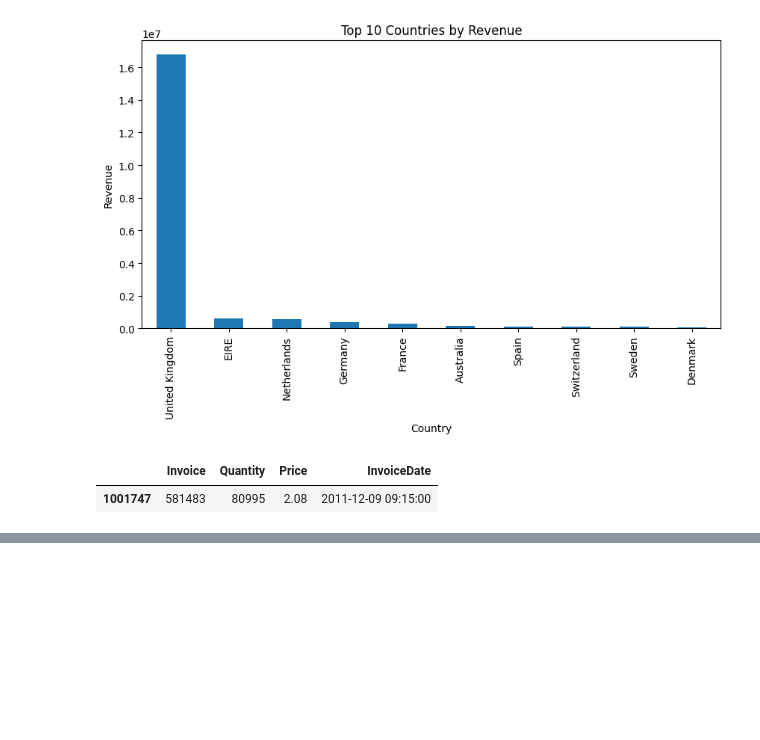
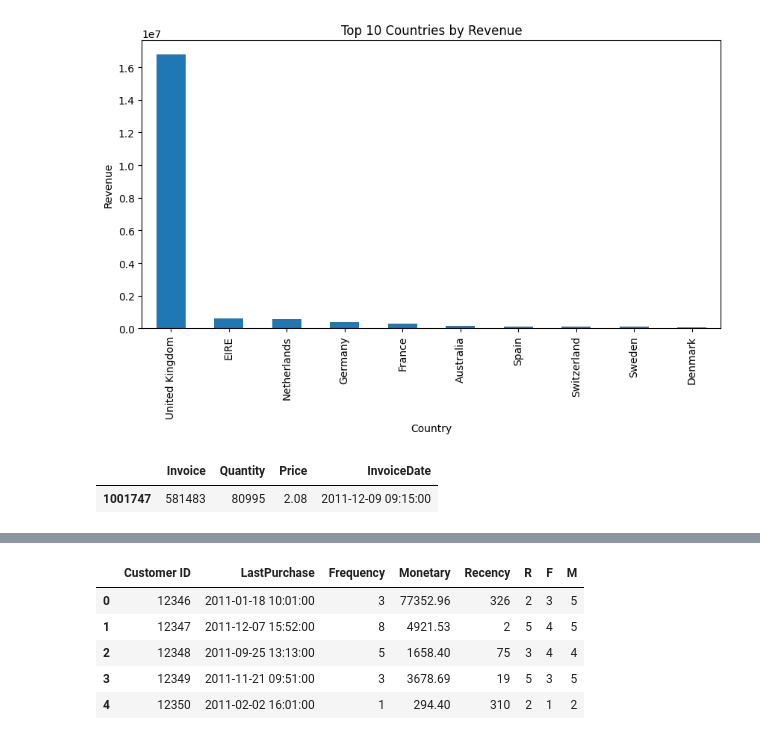
Before and after one commit to dilna06/retail-sales-analytics, a Jupyter notebook: notebooks/02_analysis.ipynb, the cells around one changed output, grey strips where cells are left out. Cells and saved outputs as stored; diff of their text form; code cells hidden in the pictures; blank space fills up the shorter version.

```diff
--- a/notebooks/02_analysis.ipynb
+++ b/notebooks/02_analysis.ipynb
@@ -111,0 +114,17 @@ plt.show()
+# %%
+# We need a "today" date to measure recency from.
+# Use the day after the last order in the data.
+snapshot_date = df_customers["InvoiceDate"].max() + pd.Timedelta(days=1)
+print("Snapshot date:", snapshot_date)
+
+# One row per customer with their last purchase date, number of orders, and total spend
+rfm = df_customers.groupby("Customer ID").agg(
+    LastPurchase=("InvoiceDate", "max"),
+    Frequency=("Invoice", "nunique"),
+    Monetary=("Revenue", "sum"),
+).reset_index()
+
+# Recency = days between their last purchase and the snapshot date
+rfm["Recency"] = (snapshot_date - rfm["LastPurchase"]).dt.days
+
+rfm.head()
@@ -111,0 +139,18 @@ plt.show()
+# %%
+# qcut splits customers into 5 equal-sized groups.
+# For Recency, FEWER days is better, so the labels run 5 down to 1.
+rfm["R"] = pd.qcut(rfm["Recency"], 5, labels=[5, 4, 3, 2, 1]).astype(int)
+
+# For Frequency and Monetary, MORE is better.
+# We rank first because many customers have exactly 1 order, and qcut can't split identical values.
+rfm["F"] = pd.qcut(rfm["Frequency"].rank(method="first"), 5, labels=[1, 2, 3, 4, 5]).astype(int)
+rfm["M"] = pd.qcut(rfm["Monetary"].rank(method="first"), 5, labels=[1, 2, 3, 4, 5]).astype(int)
+
+rfm.head()
+# %% [output]
+|  | Customer ID | LastPurchase | Frequency | Monetary | Recency | R | F | M |
+| 0 | 12346 | 2011-01-18 10:01:00 | 3 | 77352.96 | 326 | 2 | 3 | 5 |
+| 1 | 12347 | 2011-12-07 15:52:00 | 8 | 4921.53 | 2 | 5 | 4 | 5 |
+| 2 | 12348 | 2011-09-25 13:13:00 | 5 | 1658.40 | 75 | 3 | 4 | 4 |
+| 3 | 12349 | 2011-11-21 09:51:00 | 3 | 3678.69 | 19 | 5 | 3 | 5 |
+| 4 | 12350 | 2011-02-02 16:01:00 | 1 | 294.40 | 310 | 2 | 1 | 2 |
```
Also changed, not shown: parts of 6 cells of this notebook.
